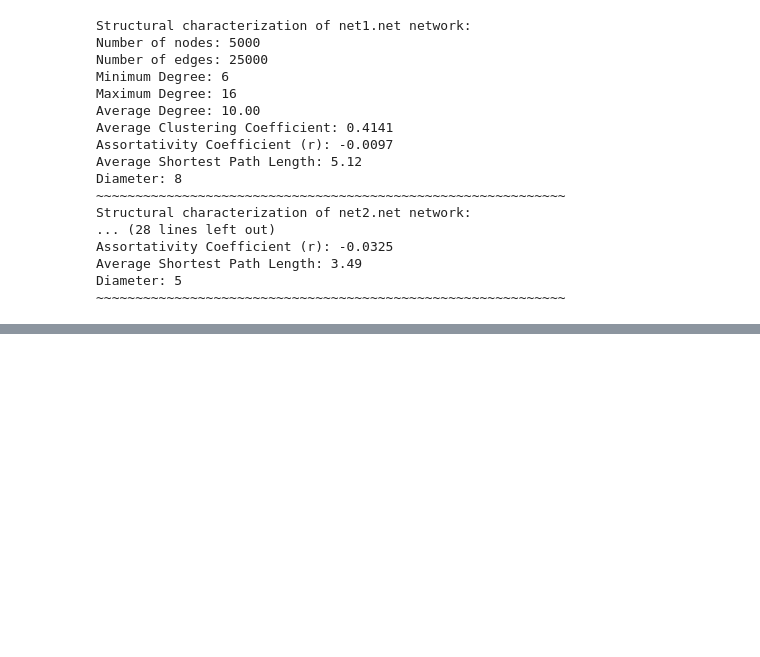
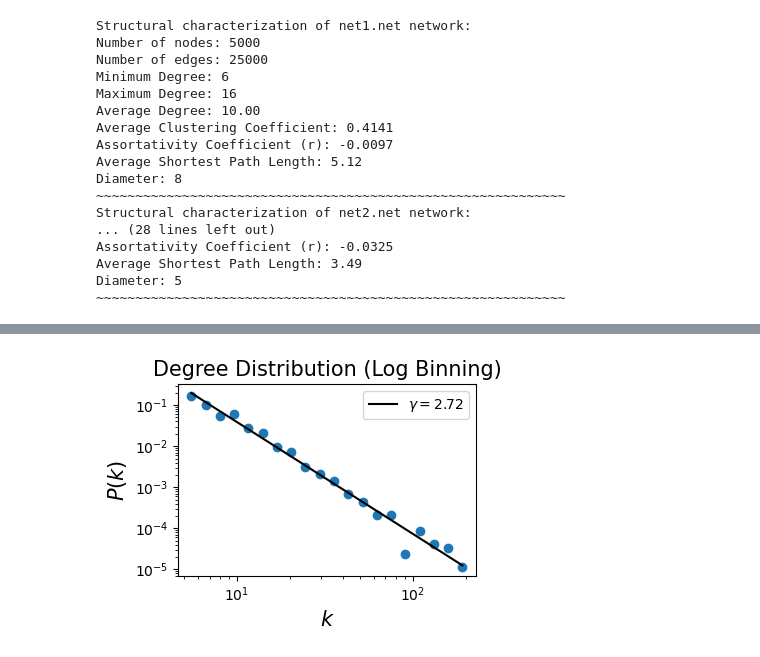
Before and after one commit to sarmijavier/complex_networks_assigments, a Jupyter notebook: activity_1/a1_structural_descriptors_of_complex_networks.ipynb, the cells around one changed output, grey strips where cells are left out. Saved outputs shown, nothing was run; the diff lists cells and outputs as text; code cells hidden in the pictures; blank space fills up the shorter version.

```diff
--- a/activity_1/a1_structural_descriptors_of_complex_networks.ipynb
+++ b/activity_1/a1_structural_descriptors_of_complex_networks.ipynb
@@ -80,0 +159,4 @@ Diameter: 5
+# %%
+plot_log_binning(G_net4, num_bins=20)
+# %% [output]
+[figure, added]
```
Also changed, not shown: parts of 8 cells of this notebook.
